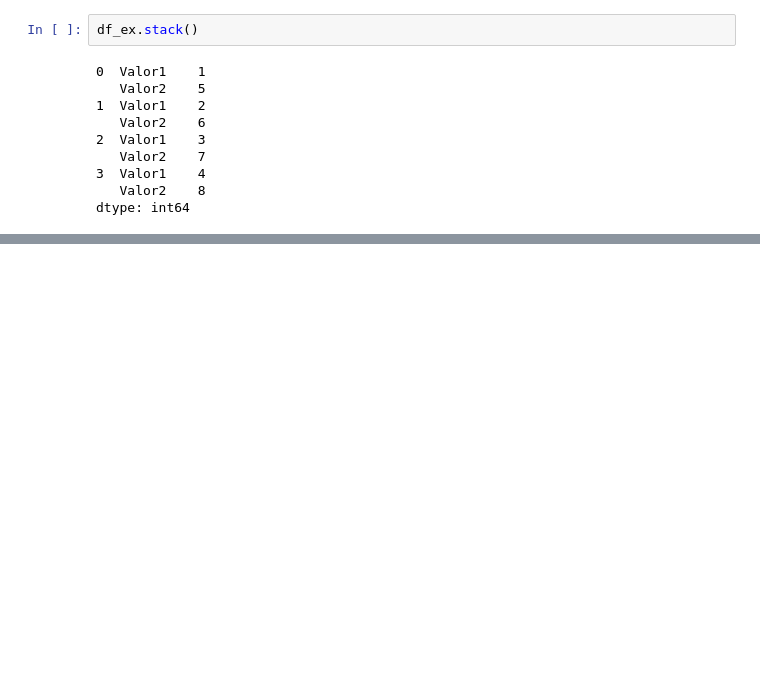
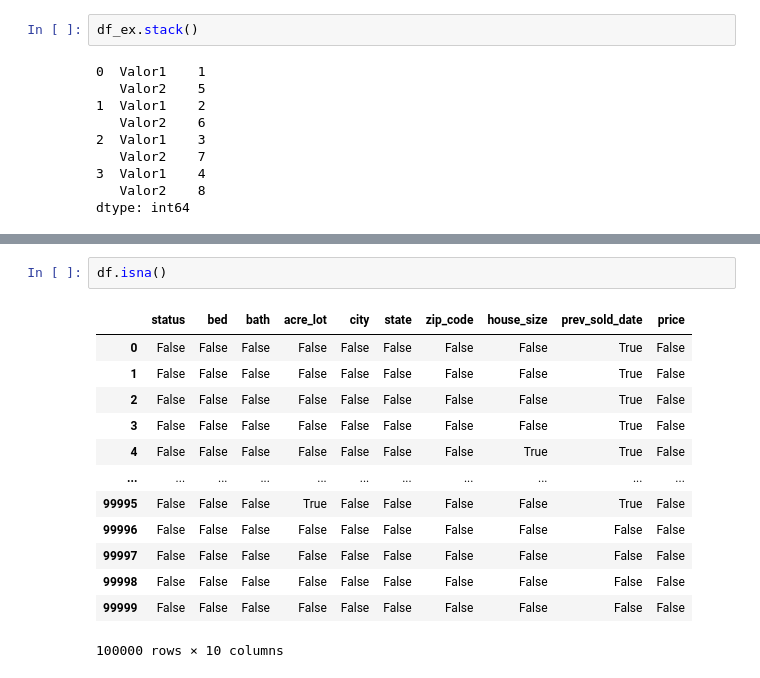
Before and after one commit to TgdaAlmeida/aula_coderhouse, a Jupyter notebook: CURSO_CODER/Aula14.ipynb, the cells around one changed output, grey strips where cells are left out. Drawn from its saved outputs; the diff is of its cells as text; blank space fills up the shorter version.

```diff
--- a/CURSO_CODER/Aula14.ipynb
+++ b/CURSO_CODER/Aula14.ipynb
@@ -177,0 +419,16 @@ dtype: int64
+# %%
+df.isna()
+# %% [output]
+|  | status | bed | bath | acre_lot | city | state | zip_code | house_size | prev_sold_date | price |
+| 0 | False | False | False | False | False | False | False | False | True | False |
+| 1 | False | False | False | False | False | False | False | False | True | False |
+| 2 | False | False | False | False | False | False | False | False | True | False |
+| 3 | False | False | False | False | False | False | False | False | True | False |
+| 4 | False | False | False | False | False | False | False | True | True | False |
+| ... | ... | ... | ... | ... | ... | ... | ... | ... | ... | ... |
+| 99995 | False | False | False | True | False | False | False | False | True | False |
+| 99996 | False | False | False | False | False | False | False | False | False | False |
+| 99997 | False | False | False | False | False | False | False | False | False | False |
+| 99998 | False | False | False | False | False | False | False | False | False | False |
+| 99999 | False | False | False | False | False | False | False | False | False | False |
+100000 rows × 10 columns
```
Also changed, not shown: parts of 38 cells of this notebook, 5 other files.
